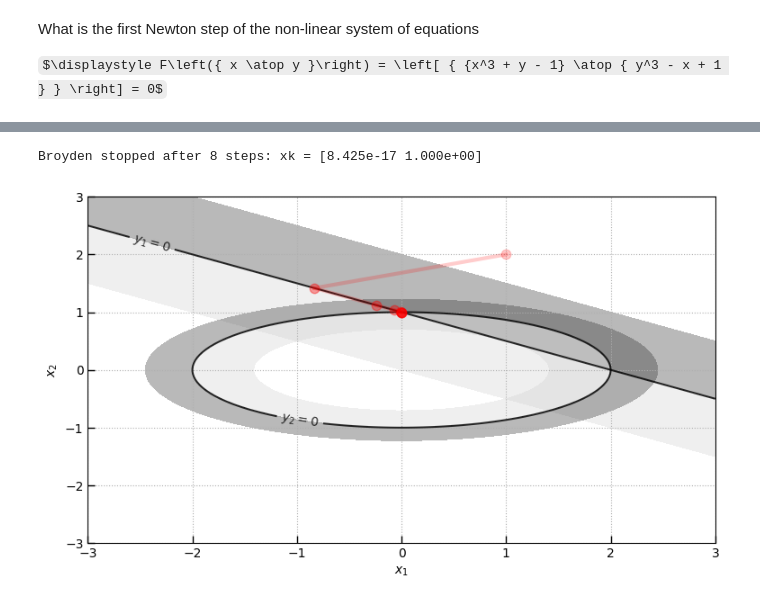
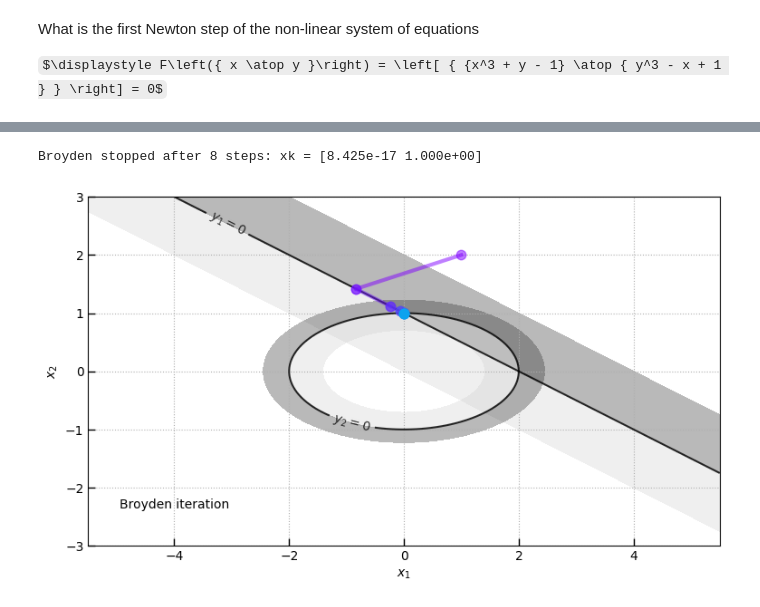
Before and after one commit to gbrammer/scientific-computing, a Jupyter notebook: week4-systems-of-nonlinear-equations.ipynb, the cells around one changed output, grey strips where cells are left out. Cells and saved outputs as stored; diff of their text form; code cells hidden in the pictures; some formulas as TeX source.

```diff
--- a/week4-systems-of-nonlinear-equations.ipynb
+++ b/week4-systems-of-nonlinear-equations.ipynb
@@ -121,3 +124,8 @@ def newton_step(xk, damp=1, tol=1.e-12):
 
     xk1 = xk + sk
     return xk1, sk
+# %%
+xk = [0,0.0]
+for j in range(10):
+    xk, s = newton_step(np.array(xk), func, jac)
+    print(f"k={j+1:>2}: ({xk[0]:8.5f} , {xk[1]:8.5f} )")
@@ -123,0 +156,2 @@ def newton_step(xk, damp=1, tol=1.e-12):
+# %%
+fig, ax = plot_nonlinear_system(func)
@@ -145,6 +200,8 @@ Newton stopped after 6 steps: xk = [1.503e-16 1.000e+00]
 # %%
-def broyden_step(xk, Bk, tol=1.e-12):
-    sk = np.linalg.solve(Bk, -func(xk))
+def broyden_step(xk, Bk, func, alpha=1, tol=1.e-12):
+
+    sk = np.linalg.solve(Bk, -func(xk)) * alpha
+
     if np.linalg.norm(sk, ord=np.inf) < tol:
         return xk, Bk, None
 
@@ -155,22 +212,28 @@ def broyden_step(xk, Bk, tol=1.e-12):
     Bk1 = Bk + dB
     return xk1, Bk1, dB
 # %%
-def show_broyden(x0=[1,2]):
-    fig, ax = plot_nonlinear_system()
+def show_broyden(func, jac, x0=[1,2], nsteps=30, tol=1.e-12, alpha=1):
+
+    fig, ax = plot_nonlinear_system(func)
 
     Bk = jac(x0)
     xprev = x0
 
-    for i in range(30):
-        xk, Bk, dB = broyden_step(xprev, Bk)
+    ax.text(0.05, 0.1, 'Broyden iteration', ha='left', va='bottom', transform=ax.transAxes)
+
+    for i in range(nsteps):
+        xk, Bk, dB = broyden_step(xprev, Bk, func, tol=tol, alpha=alpha)
         if dB is None:
             print(f'Broyden stopped after {i} steps: xk = [{xk[0]:.3e} {xk[1]:.3e}]')
             break
 
-        ax.plot(*np.array([xprev, xk]).T, color='r', marker='.',alpha=0.2, markersize=15, linewidth=3)
+        ax.plot(*np.array([xprev, xk]).T, color=plt.cm.rainbow(i/nsteps),
+                marker='.',alpha=0.5, markersize=15, linewidth=3)
         xprev = xk
+
+    return xk, Bk
 # %%
-show_broyden(x0=[1,2])
+xk, Bk = show_broyden(func, jac, x0=[1,2])
 # %% [output]
 Broyden stopped after 8 steps: xk = [8.425e-17 1.000e+00]
-[figure, old version]
+[figure, new version]
```
Also changed, not shown: parts of 34 cells of this notebook.
